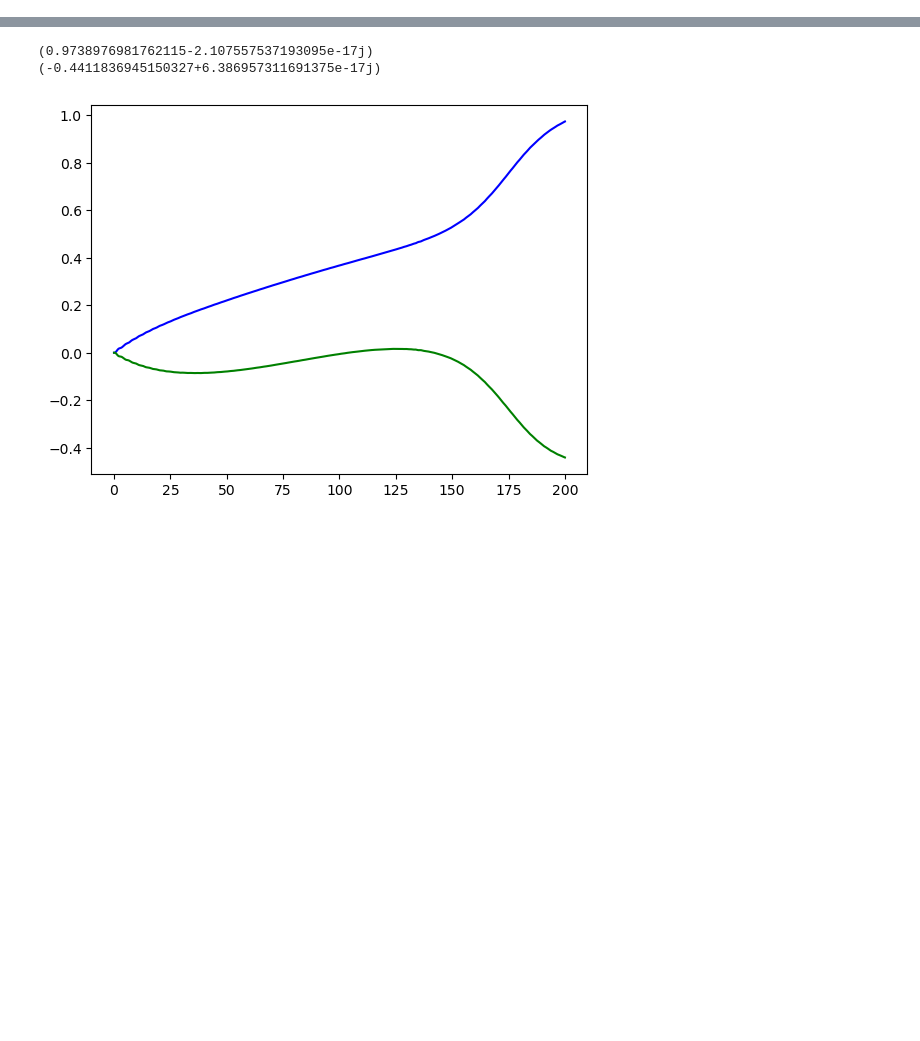
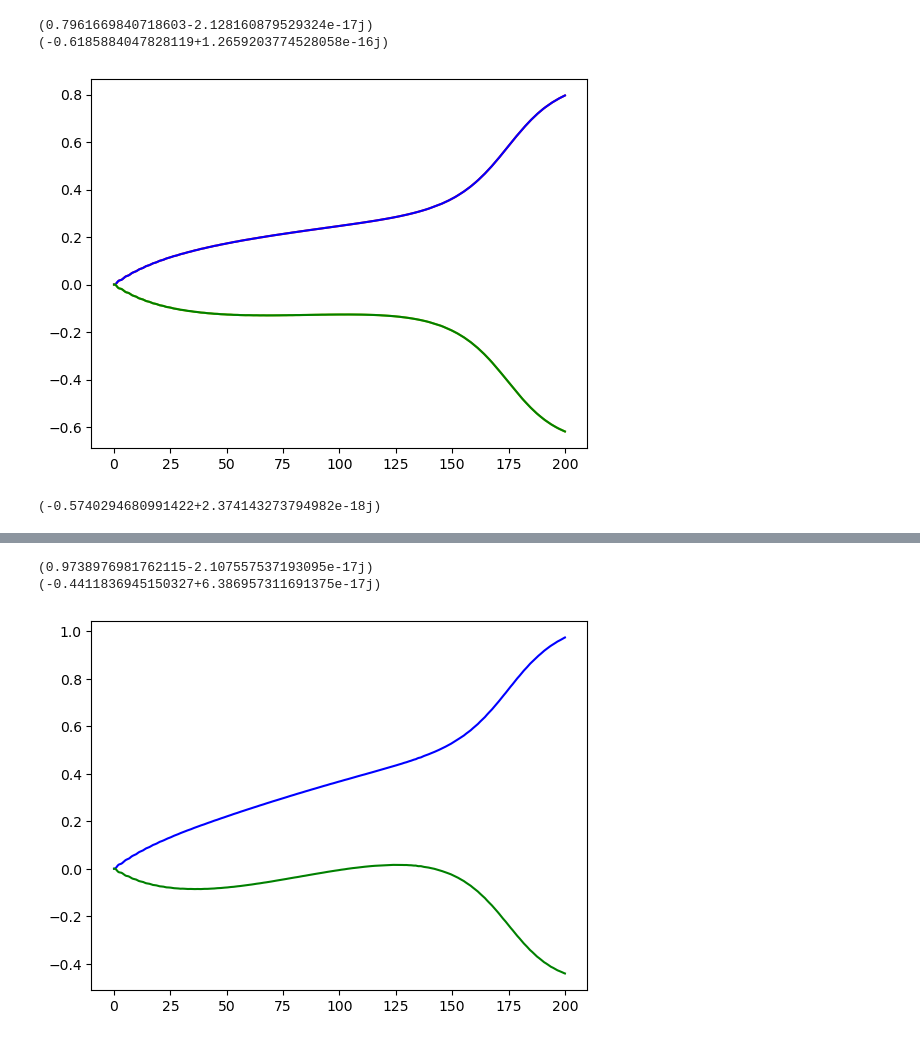
Before and after one commit to linxiaodong-lom/ChiralMagentEffect, a Jupyter notebook: 4DTIPUMPphase.ipynb, the cells around one changed output, grey strips where cells are left out. Saved outputs shown, nothing was run; the diff lists cells and outputs as text; code cells hidden in the pictures; blank space fills up the shorter version.

```diff
--- a/4DTIPUMPphase.ipynb
+++ b/4DTIPUMPphase.ipynb
@@ -285,6 +292,26 @@ for i in np.arange(len(rho)):
     COM[i] = ((rho[i].T.conjugate())@positon@rho[i])[0][0]
 for i in np.arange(len(rho1)):
     COM1[i] = ((rho1[i].T.conjugate())@positon@rho1[i])[0][0]
+# %%
+time = np.linspace(0,T,20000)
+dt = time[1]-time[0]
+plt.plot(np.linspace(0,T,20000),COM-COM[0],c='r')
+plt.plot(np.linspace(0,T,20000),np.cumsum(dcom)*dt,c='b')
+#print(COM[-1]-COM[0])
+print((np.cumsum(dcom)*dt)[-1])
+plt.plot(np.linspace(0,T,20000),COM1-COM1[0],c='y')
+plt.plot(np.linspace(0,T,20000),np.cumsum(dcom1)*dt,c='g')
+#print(COM1[-1]-COM1[0])
+print((np.cumsum(dcom1)*dt)[-1])
+# %% [output]
+(0.7961669840718603-2.128160879529324e-17j)
+(-0.6185884047828119+1.2659203774528058e-16j)
+[figure, added]
+# %%
+(0.8404053303546498+9.207842657571015e-17j)
+(-0.5740294680991422+2.374143273794982e-18j)
+# %% [output]
+(-0.5740294680991422+2.374143273794982e-18j)
 # %%
 time = np.linspace(0,T,20000)
 dt = time[1]-time[0]
```
Also changed, not shown: parts of 8 cells of this notebook, 2 other files.
